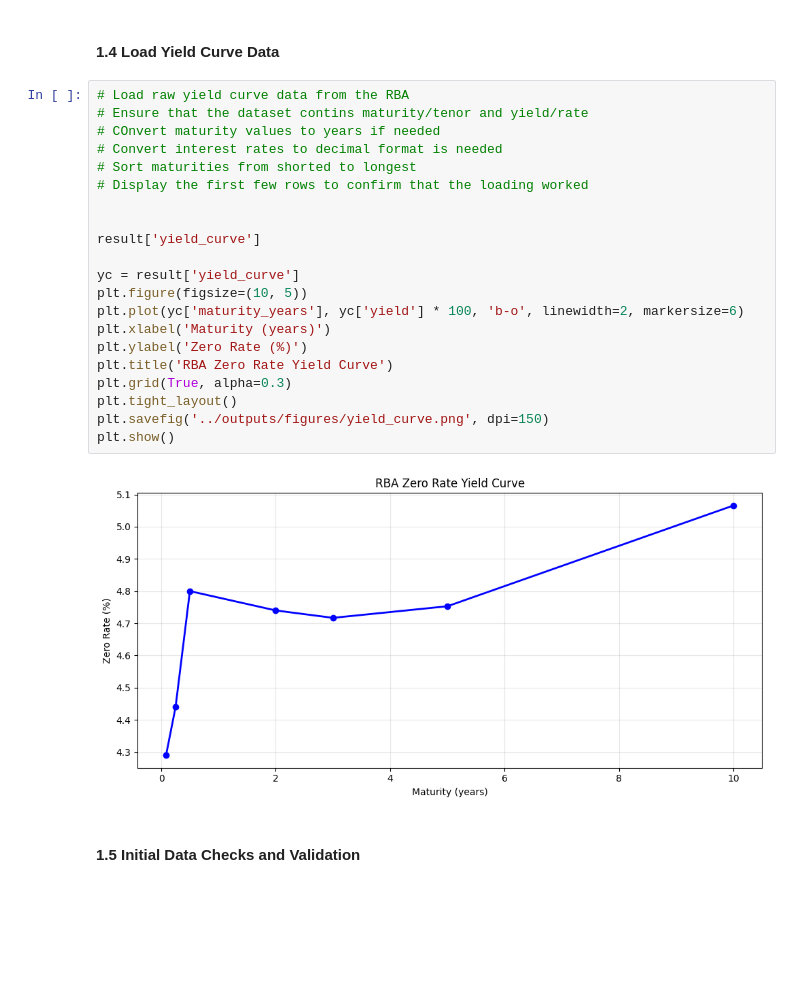
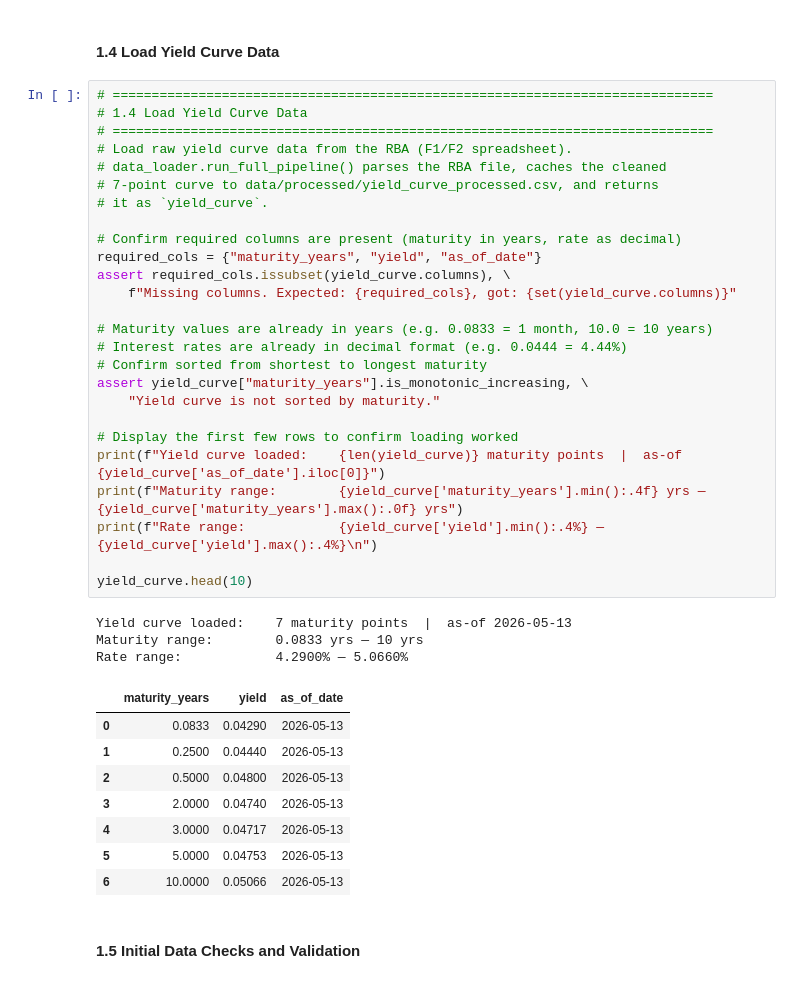
Before and after one commit to Gene2007/FINM3422-Project-3-Derivative-Platform, a Jupyter notebook: notebooks/market_data_and_yield_curve.ipynb, the cells around one changed output. Saved outputs shown, nothing was run; the diff lists cells and outputs as text; blank space fills up the shorter version.

```diff
--- a/notebooks/market_data_and_yield_curve.ipynb
+++ b/notebooks/market_data_and_yield_curve.ipynb
@@ -108,28 +166,43 @@ Date range: 2022-01-04 → 2025-12-30
 # %% [markdown]
 #### 1.4 Load Yield Curve Data
 # %%
-# Load raw yield curve data from the RBA
-# Ensure that the dataset contins maturity/tenor and yield/rate
-# COnvert maturity values to years if needed
-# Convert interest rates to decimal format is needed
-# Sort maturities from shorted to longest
-# Display the first few rows to confirm that the loading worked
+# =============================================================================
+# 1.4 Load Yield Curve Data
+# =============================================================================
+# Load raw yield curve data from the RBA (F1/F2 spreadsheet).
+# data_loader.run_full_pipeline() parses the RBA file, caches the cleaned
+# 7-point curve to data/processed/yield_curve_processed.csv, and returns
+# it as `yield_curve`.
 
+# Confirm required columns are present (maturity in years, rate as decimal)
+required_cols = {"maturity_years", "yield", "as_of_date"}
+assert required_cols.issubset(yield_curve.columns), \
+    f"Missing columns. Expected: {required_cols}, got: {set(yield_curve.columns)}"
 
-result['yield_curve']
+# Maturity values are already in years (e.g. 0.0833 = 1 month, 10.0 = 10 years)
+# Interest rates are already in decimal format (e.g. 0.0444 = 4.44%)
+# Confirm sorted from shortest to longest maturity
+assert yield_curve["maturity_years"].is_monotonic_increasing, \
+    "Yield curve is not sorted by maturity."
 
-yc = result['yield_curve']
-plt.figure(figsize=(10, 5))
-plt.plot(yc['maturity_years'], yc['yield'] * 100, 'b-o', linewidth=2, markersize=6)
-plt.xlabel('Maturity (years)')
-plt.ylabel('Zero Rate (%)')
-plt.title('RBA Zero Rate Yield Curve')
-plt.grid(True, alpha=0.3)
-plt.tight_layout()
-plt.savefig('../outputs/figures/yield_curve.png', dpi=150)
-plt.show()
+# Display the first few rows to confirm loading worked
+print(f"Yield curve loaded:    {len(yield_curve)} maturity points  |  as-of {yield_curve['as_of_date'].iloc[0]}")
+print(f"Maturity range:        {yield_curve['maturity_years'].min():.4f} yrs — {yield_curve['maturity_years'].max():.0f} yrs")
+print(f"Rate range:            {yield_curve['yield'].min():.4%} — {yield_curve['yield'].max():.4%}\n")
+
+yield_curve.head(10)
 # %% [output]
-[figure, removed]
+Yield curve loaded:    7 maturity points  |  as-of 2026-05-13
+Maturity range:        0.0833 yrs — 10 yrs
+Rate range:            4.2900% — 5.0660%
+|  | maturity_years | yield | as_of_date |
+| 0 | 0.0833 | 0.04290 | 2026-05-13 |
+| 1 | 0.2500 | 0.04440 | 2026-05-13 |
+| 2 | 0.5000 | 0.04800 | 2026-05-13 |
+| 3 | 2.0000 | 0.04740 | 2026-05-13 |
+| 4 | 3.0000 | 0.04717 | 2026-05-13 |
+| 5 | 5.0000 | 0.04753 | 2026-05-13 |
+| 6 | 10.0000 | 0.05066 | 2026-05-13 |
 # %% [markdown]
 #### 1.5 Initial Data Checks and Validation
 # %%
```
Also changed, not shown: parts of 6 cells of this notebook, 4 other files.
